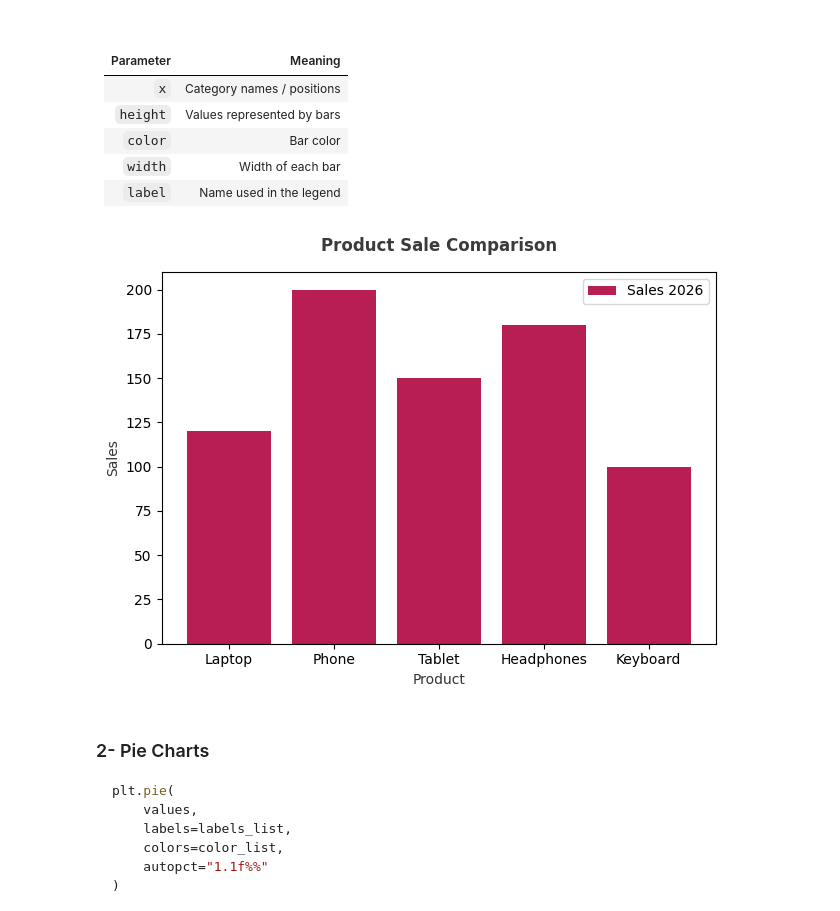
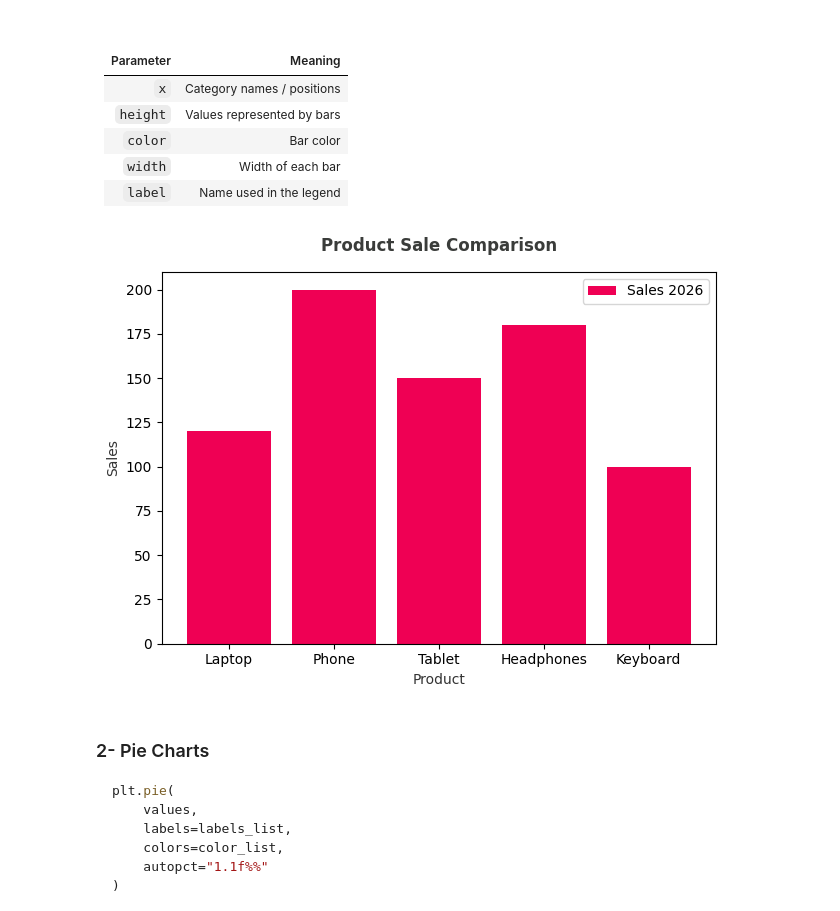
Before and after one commit to waseem-development/AI-NAVTTC, a Jupyter notebook: multi_modal_ai_engineering_journey/4_Matplotlib/6_type_charts.ipynb, the cells around one changed output. Cells and saved outputs as stored; diff of their text form; code cells hidden in the pictures.

```diff
--- a/multi_modal_ai_engineering_journey/4_Matplotlib/6_type_charts.ipynb
+++ b/multi_modal_ai_engineering_journey/4_Matplotlib/6_type_charts.ipynb
@@ -26,20 +26,20 @@ import numpy as np
 # %%
 products = ["Laptop", "Phone", "Tablet", "Headphones", "Keyboard"]
 sales_2026 = [120, 200, 150, 180, 100]
 sales_2025 = [100, 180, 130, 160, 90]
 
-plt.bar(products, sales_2026, color="#B81D53", label="Sales 2026")
+plt.bar(products, sales_2026, color="#EF0054", label="Sales 2026")
 
 plt.xlabel("Product", color="#333333")
 plt.ylabel("Sales", color="#333333")
 plt.title("Product Sale Comparison", fontweight="bold", pad=15, color="#3A3C3A")
 
 plt.legend()
 
 plt.tight_layout()
 plt.show()
 # %% [output]
-[figure, old version]
+[figure, new version]
 # %% [markdown]
 ### 2- Pie Charts
 
```
Also changed, not shown: parts of 2 cells of this notebook, 3 other files.
